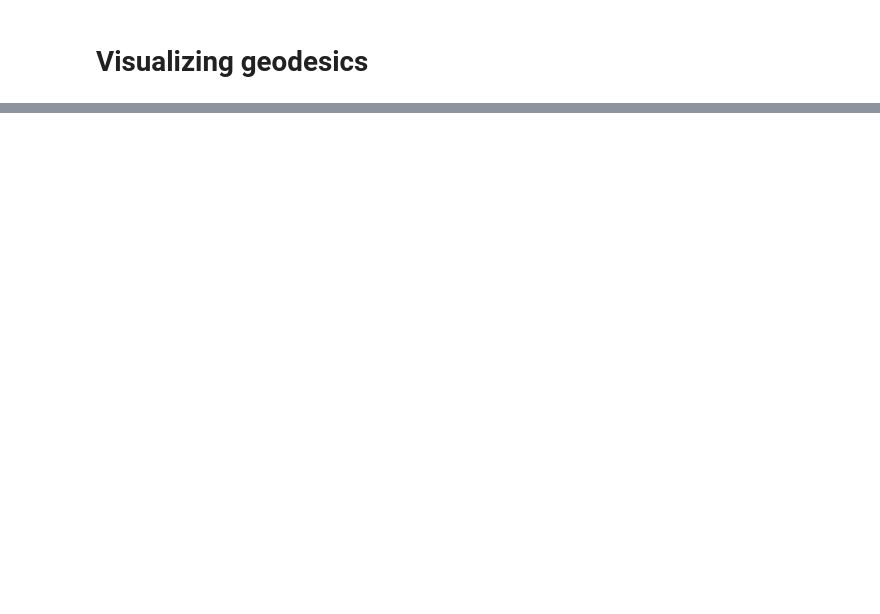
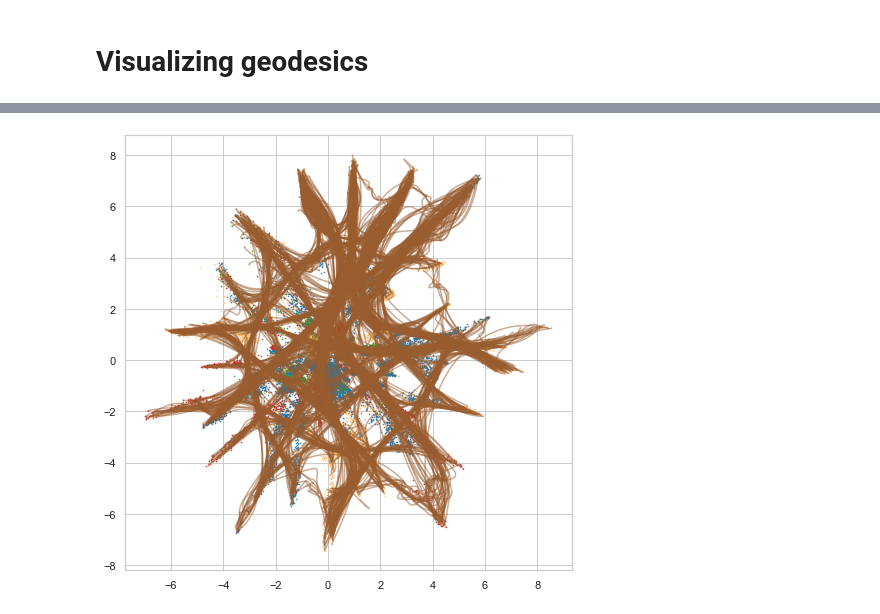
Before and after one commit to MachineLearningLifeScience/meaningful-protein-representations, a Jupyter notebook: phylogenetic_distances.ipynb, the cells around one changed output, grey strips where cells are left out. Cells and saved outputs as stored; diff of their text form; code cells hidden in the pictures; blank space fills up the shorter version.

```diff
--- a/phylogenetic_distances.ipynb
+++ b/phylogenetic_distances.ipynb
@@ -531,0 +659,98 @@ for i in range(len(representative_point_ids)):
+# %%
+from scipy.special import softmax
+from copy import deepcopy
+
+fig = plt.figure(figsize=(8,8))
+
+# def numeric_curve_optimizer(curve):
+#     optimizer = torch.optim.Adam([curve.parameters], lr=1e-2)
+#     alpha = torch.linspace(0, 1, 50).reshape((-1, 1))
+#     best_curve, best_loss = deepcopy(curve), float('inf')
+#     for i in range(10):
+#         optimizer.zero_grad()
+#         loss = curve_energy(model, curve(alpha), 1.0).sum()
+#         loss.backward()
+#         optimizer.step()
+#         grad_size = torch.max(torch.abs(curve.parameters.grad))
+#         if grad_size < 1e-3:
+#             break
+#         if loss.item() < best_loss:
+#             best_curve = deepcopy(curve)
+#             best_loss = loss.item()
+
+#     return best_curve
+
+# def curve_energy(model, curve, weight=0.0):
+#     if curve.dim() == 2:
+#         curve.unsqueeze_(0) # BxNxd
+
+#     recon, switch = model.decode(curve, as_probs=True, return_s=True) # BxNxFxS
+#     x = recon[:,:-1,:,:]; y = recon[:,1:,:,:];
+#     dt = torch.norm(curve[:,1:,:] - curve[:,:-1,:], p=2, dim=-1) # BxN
+#     energy = (2*(1 - (x * y).sum(dim=2))) # BxNxhparamsS
+#     energy = energy.mean(dim=-1) # BxN, use mean instead of sum for stability
+#     energy = (energy * dt) # BxN
+#     regulizer = (switch[:,:1,:,:] + switch[:,:-1,:,:]) / 2.0 # mean switch activation
+#     regulizer = weight*regulizer.view(energy.shape)*dt # BxN
+#     return (energy + regulizer).sum(dim=-1) # B
+
+# geodesic color
+color_geodesics = "#985C2F"
+
+# Color coding of organisms
+colors = [[106,61,154],
+          [254,192,113],
+          [226,28,29],
+          [250,155,153],
+          [252,129,2],
+          [168,206,227],
+          [51,162,45],
+          [179,225,139],
+          [28,121,179],
+          [193,193,193]]
+colors = np.array(colors) / 255.0
+for i in range(len(phyla)):
+    plt.plot(embeddings[0][labels==phyla[i],0],
+             embeddings[0][labels==phyla[i],1],
+             '.', color=colors[i], label=phyla[i], markersize=1)
+
+n_curves = 1000
+# weight sampling by each points norm to center
+embeddings_norm = softmax(np.linalg.norm(embeddings[0], ord=2, axis=-1))
+idx = np.random.choice(embeddings[0].shape[0], size=2*n_curves, replace=False, p=embeddings_norm)
+for i,j in zip(idx[:n_curves], idx[n_curves:]):
+    curve, dist = dms[0].shortest_path(torch.tensor(embeddings[0][i]),
+                                   torch.tensor(embeddings[0][j]))
+    curve = dms[0].connecting_geodesic(torch.tensor(embeddings[0][i]).reshape(1,-1),
+                                   torch.tensor(embeddings[0][j]).reshape(1,-1))
+    curve = numeric_curve_optimizer(models[0], curve)
+
+    points = curve(torch.linspace(0,1,101)).detach()
+
+    #plt.plot(points[:,0], points[:,1], color="black", alpha=0.5)
+    plt.plot(points[:,0], points[:,1], color=color_geodesics, alpha=0.5)
+    #curve.plot()
+
+# ids_shortened = [id.split('/')[0] for id in ids]
+# representative_point_ids = []
+# for label in representative_point_labels:
+#     representative_point_ids.append(ids_shortened.index(label))
+
+# # Limit ourselves to a few points for testing
+# representative_point_ids = representative_point_ids[:20]
+
+# for i in range(len(representative_point_ids)):
+#     for j in range(i+1, len(representative_point_ids)):
+
+#         p1 = embeddings[0][representative_point_ids[i]]
+#         p2 = embeddings[0][representative_point_ids[j]]
+
+#         #curve, dist = dms[0].shortest_path(p1, p2)
+#         curve = dms[0].connecting_geodesic(torch.tensor(p1).reshape(1,-1), torch.tensor(p2).reshape(1,-1),
+#                                           CubicSpline(torch.tensor(p1).reshape(1,-1), torch.tensor(p2).reshape(1,-1), num_nodes=10))
+#         # print(curve_length(curve))
+#         points = curve(torch.linspace(0,1,101)).detach()
+
+#         plt.plot(points[:,0], points[:,1], color="black", alpha=0.2)
+# %% [output]
+[figure, added]
```
Also changed, not shown: parts of 14 cells of this notebook.
